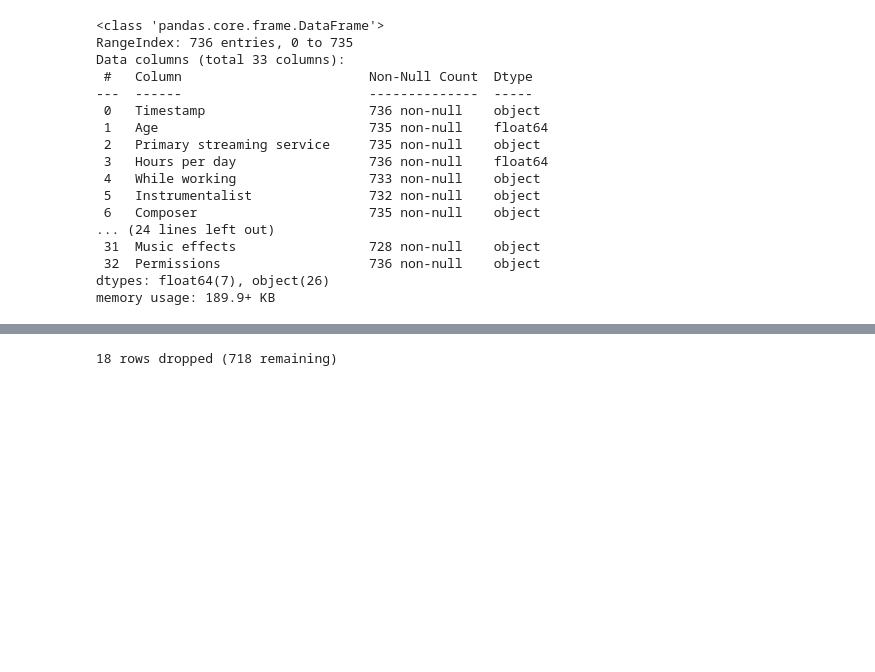
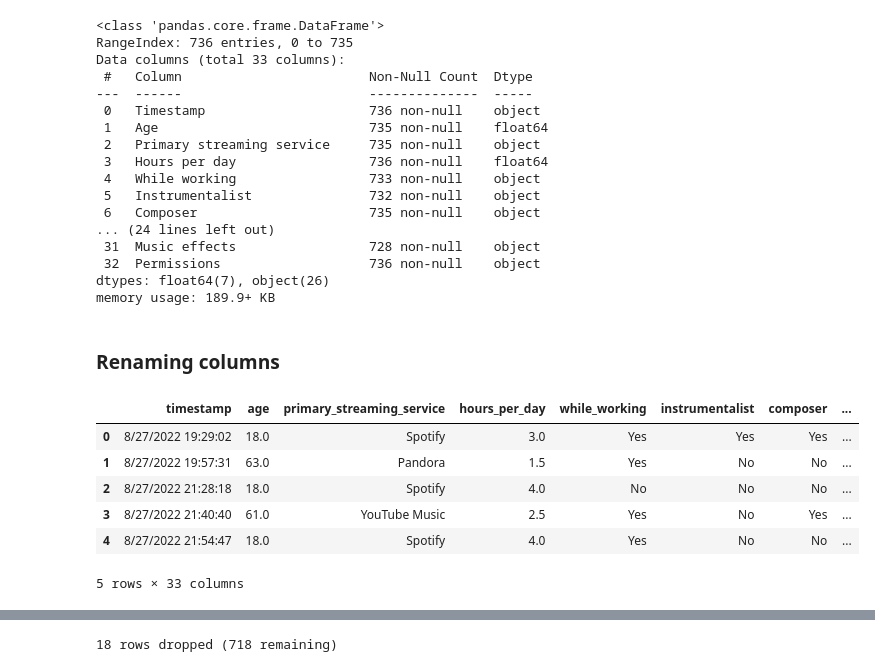
Before and after one commit to gfsiciliani/music-health, a Jupyter notebook: notebook.ipynb, the cells around one changed output, grey strips where cells are left out. Cells and saved outputs as stored; diff of their text form; code cells hidden in the pictures; blank space fills up the shorter version.

```diff
--- a/notebook.ipynb
+++ b/notebook.ipynb
@@ -43,3 +47,21 @@ Data columns (total 33 columns):
  32  Permissions                   736 non-null    object
 dtypes: float64(7), object(26)
 memory usage: 189.9+ KB
+# %% [markdown]
+### Renaming columns
+# %%
+# make lowercase, replace spaces with underscores, and remove brackets
+df.columns = df.columns.str.lower().str.replace(' ', '_').str.replace('[', '').str.replace(']','') # seems overly repetitive, tried other methods w no luck
+
+# replace spaces with underscores and remove braces
+
+
+df.head()
+# %% [output]
+|  | timestamp | age | primary_streaming_service | hours_per_day | while_working | instrumentalist | composer | ... |
+| 0 | 8/27/2022 19:29:02 | 18.0 | Spotify | 3.0 | Yes | Yes | Yes | ... |
+| 1 | 8/27/2022 19:57:31 | 63.0 | Pandora | 1.5 | Yes | No | No | ... |
+| 2 | 8/27/2022 21:28:18 | 18.0 | Spotify | 4.0 | No | No | No | ... |
+| 3 | 8/27/2022 21:40:40 | 61.0 | YouTube Music | 2.5 | Yes | No | Yes | ... |
+| 4 | 8/27/2022 21:54:47 | 18.0 | Spotify | 4.0 | Yes | No | No | ... |
+5 rows × 33 columns
```
Also changed, not shown: parts of 19 cells of this notebook.
